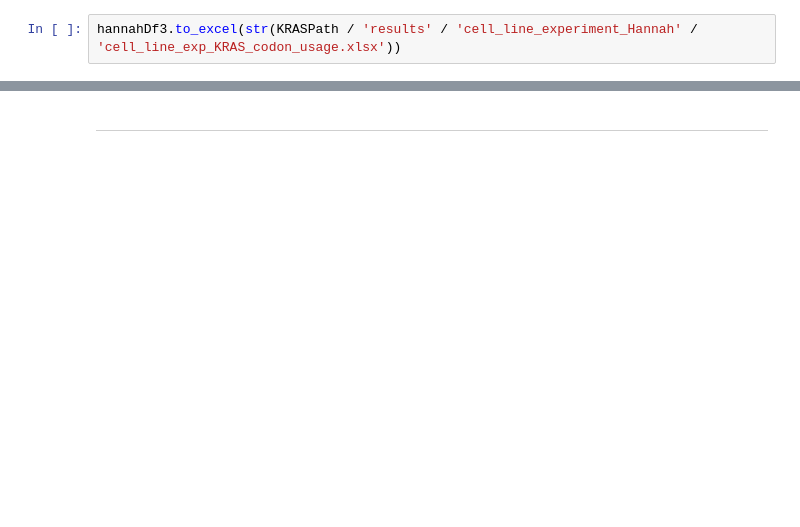
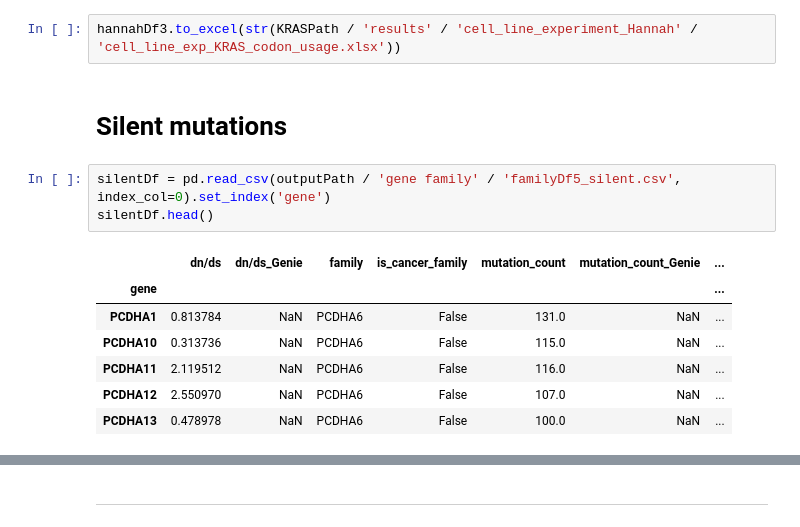
Before and after one commit to webermarcolivier/codon_usage_oncogenes, a Jupyter notebook: src/KRAS_codon_usage_published.ipynb, the cells around one changed output, grey strips where cells are left out. Drawn from its saved outputs; the diff is of its cells as text; blank space fills up the shorter version.

```diff
--- a/src/KRAS_codon_usage_published.ipynb
+++ b/src/KRAS_codon_usage_published.ipynb
@@ -4841,3 +4782,16 @@ hannahDf3
 | KRASopt | ATGACGGAATATAAGCTTGTGGTGGTGGGCGCT... | 0.855911 | 2.654343 | 0.742880 | 3.935097 | ... |
 # %%
 hannahDf3.to_excel(str(KRASPath / 'results' / 'cell_line_experiment_Hannah' / 'cell_line_exp_KRAS_codon_usage.xlsx'))
+# %% [markdown]
+# Silent mutations
+# %%
+silentDf = pd.read_csv(outputPath / 'gene family' / 'familyDf5_silent.csv', index_col=0).set_index('gene')
+silentDf.head()
+# %% [output]
+|  | dn/ds | dn/ds_Genie | family | is_cancer_family | mutation_count | mutation_count_Genie | ... |
+| gene |  |  |  |  |  |  | ... |
+| PCDHA1 | 0.813784 | NaN | PCDHA6 | False | 131.0 | NaN | ... |
+| PCDHA10 | 0.313736 | NaN | PCDHA6 | False | 115.0 | NaN | ... |
+| PCDHA11 | 2.119512 | NaN | PCDHA6 | False | 116.0 | NaN | ... |
+| PCDHA12 | 2.550970 | NaN | PCDHA6 | False | 107.0 | NaN | ... |
+| PCDHA13 | 0.478978 | NaN | PCDHA6 | False | 100.0 | NaN | ... |
```
Also changed, not shown: parts of 62 cells of this notebook.
